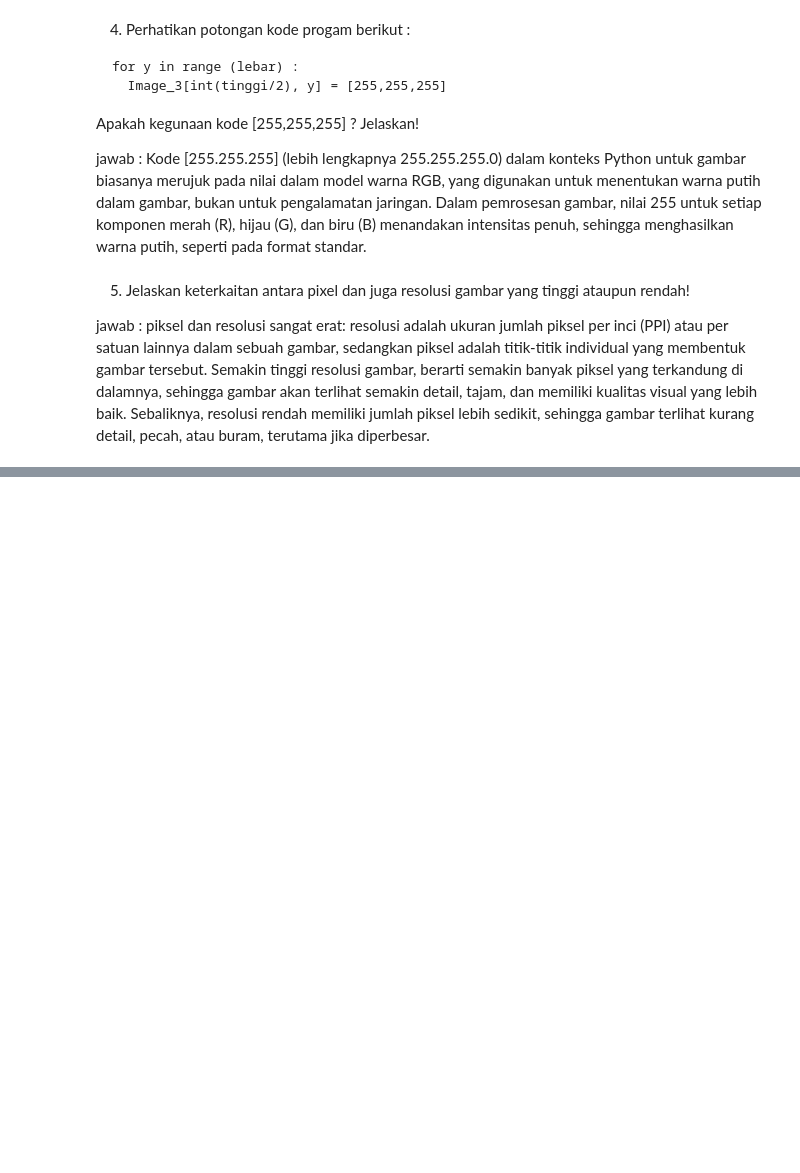
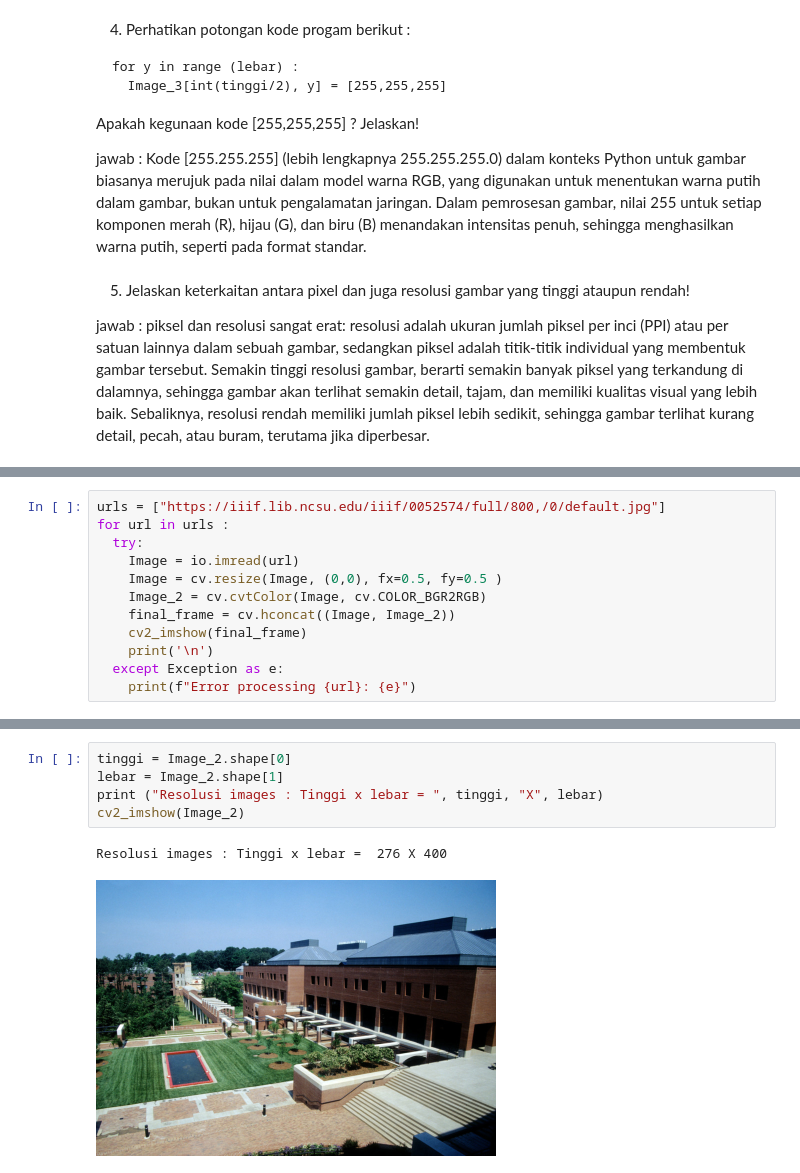
Before and after one commit to AlexanderDev2004/PCVK, a Jupyter notebook: week1.ipynb, the cells around one changed output, grey strips where cells are left out. Cells and saved outputs as stored; diff of their text form; blank space fills up the shorter version.

```diff
--- a/week1.ipynb
+++ b/week1.ipynb
@@ -104,0 +109,12 @@ jawab : piksel dan resolusi sangat erat: resolusi adalah ukuran jumlah piksel pe
+# %%
+urls = ["https://iiif.lib.ncsu.edu/iiif/0052574/full/800,/0/default.jpg"]
+for url in urls :
+  try:
+    Image = io.imread(url)
+    Image = cv.resize(Image, (0,0), fx=0.5, fy=0.5 )
+    Image_2 = cv.cvtColor(Image, cv.COLOR_BGR2RGB)
+    final_frame = cv.hconcat((Image, Image_2))
+    cv2_imshow(final_frame)
+    print('\n')
+  except Exception as e:
+    print(f"Error processing {url}: {e}")
@@ -104,0 +123,8 @@ jawab : piksel dan resolusi sangat erat: resolusi adalah ukuran jumlah piksel pe
+# %%
+tinggi = Image_2.shape[0]
+lebar = Image_2.shape[1]
+print ("Resolusi images : Tinggi x lebar = ", tinggi, "X", lebar)
+cv2_imshow(Image_2)
+# %% [output]
+Resolusi images : Tinggi x lebar =  276 X 400
+[figure, added]
```
Also changed, not shown: parts of 9 cells of this notebook.
